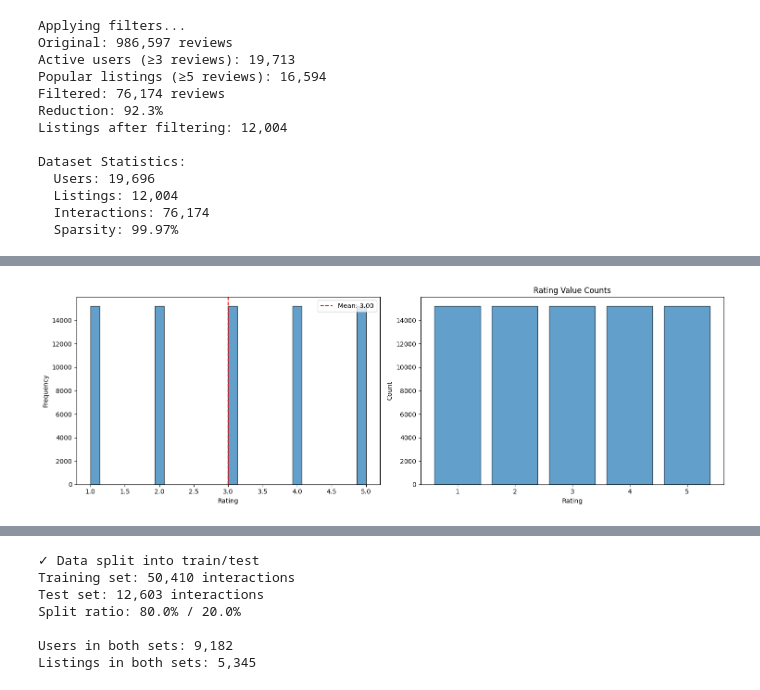
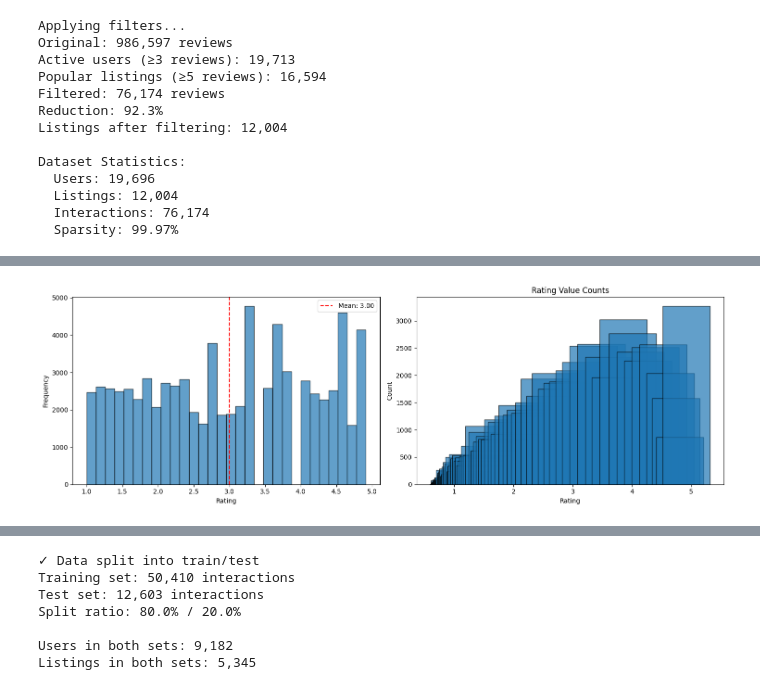
Before and after one commit to niquehandi/Data-eng-Airbnb, a Jupyter notebook: etl/Data Preprocessing.ipynb, the cells around one changed output, grey strips where cells are left out. Saved outputs shown, nothing was run; the diff lists cells and outputs as text; code cells hidden in the pictures.

Commit message:
Improved Rating Creation with Normalization

```diff
--- a/etl/Data Preprocessing.ipynb
+++ b/etl/Data Preprocessing.ipynb
@@ -420,7 +410,83 @@ def construct_aggressive_spread_ratings(reviews_df):
     return df
 
 
-reviews_with_ratings = construct_filtered_quantile_ratings(reviews_filtered)
+def add_ratings(reviews_df, listings_df):
+    """
+    Add rating column to reviews based on listing scores.
+    Normalizes 0-100 scale to 0-5, fills missing with 1.0.
+    """
+    result = reviews_df.merge(
+        listings_df[['listing_id', 'review_scores_rating']],
+        on='listing_id',
+        how='left'
+    )
+
+    # Scale to 0-5
+    max_score = result['review_scores_rating'].max()
+    if max_score > 10:
+        result['rating'] = result['review_scores_rating'] / 20.0
+    else:
+        result['rating'] = result['review_scores_rating']
+
+    result['rating'] = result['rating'].fillna(1.0).clip(0, 5)
+
+    print(f"Original - Mean: {result['rating'].mean():.2f}, Std: {result['rating'].std():.2f}")
+
+    # Optional normalization to improve variance
+
+    old_min, old_max = result['rating'].min(), result['rating'].max()
+    new_min, new_max = 1.0, 5.0
+
+    result['rating'] = (
+            new_min + (result['rating'] - old_min) *
+            (new_max - new_min) / (old_max - old_min)
+    )
+
+    print(f"Normalized - Mean: {result['rating'].mean():.2f}, Std: {result['rating'].std():.2f}")
+
+    result.drop('review_scores_rating', axis=1, inplace=True)
+
+    print(f"\nRating Distribution:")
+    print(result['rating'].value_counts(bins=5).sort_index())
+
+    return result
+
+
+def add_ratings_percentile(reviews_df, listings_df):
+    """
+    Normalize using percentile mapping for more uniform distribution.
+    """
+    result = reviews_df.merge(
+        listings_df[['listing_id', 'review_scores_rating']],
+        on='listing_id',
+        how='left'
+    )
+
+    # Scale to 0-5
+    max_score = result['review_scores_rating'].max()
+    if max_score > 10:
+        result['rating'] = result['review_scores_rating'] / 20.0
+    else:
+        result['rating'] = result['review_scores_rating']
+
+    result['rating'] = result['rating'].fillna(1.0).clip(0, 5)
+
+    print(f"Original - Mean: {result['rating'].mean():.2f}, Std: {result['rating'].std():.2f}")
+
+    # Percentile-based mapping for more uniform distribution
+    # Map percentiles to 1-5 scale
+    result['rating'] = result['rating'].rank(pct=True) * 4 + 1
+
+    print(f"Percentile - Mean: {result['rating'].mean():.2f}, Std: {result['rating'].std():.2f}")
+    print(f"\nRating Distribution:")
+    print(result['rating'].value_counts(bins=5).sort_index())
+
+    result.drop('review_scores_rating', axis=1, inplace=True)
+
+    return result
+
+
+reviews_with_ratings = add_ratings_percentile(reviews_filtered, listings_filtered)
 
 print(f"\nFiltered Rating distribution:")
 print(reviews_with_ratings['rating'].describe())
@@ -458,5 +531,5 @@ max          5.000000
 Name: rating, dtype: float64
-[figure, old version]
+[figure, new version]
 # %%
 # Create Final Interactions DataFrame
 interactions = reviews_with_ratings[[
```
Also changed, not shown: parts of 16 cells of this notebook, 3 other files.
